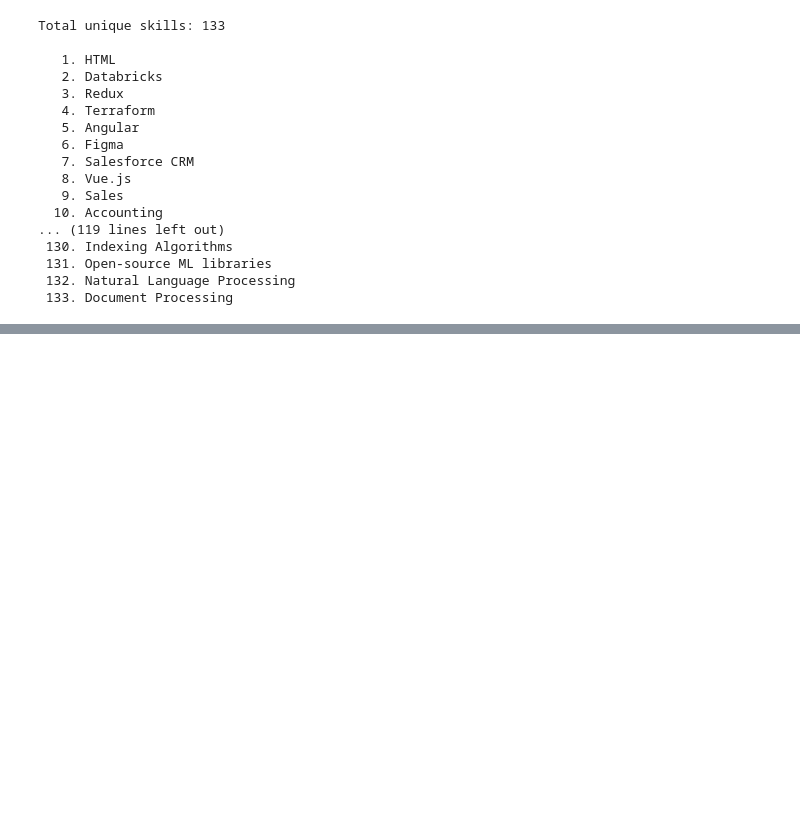
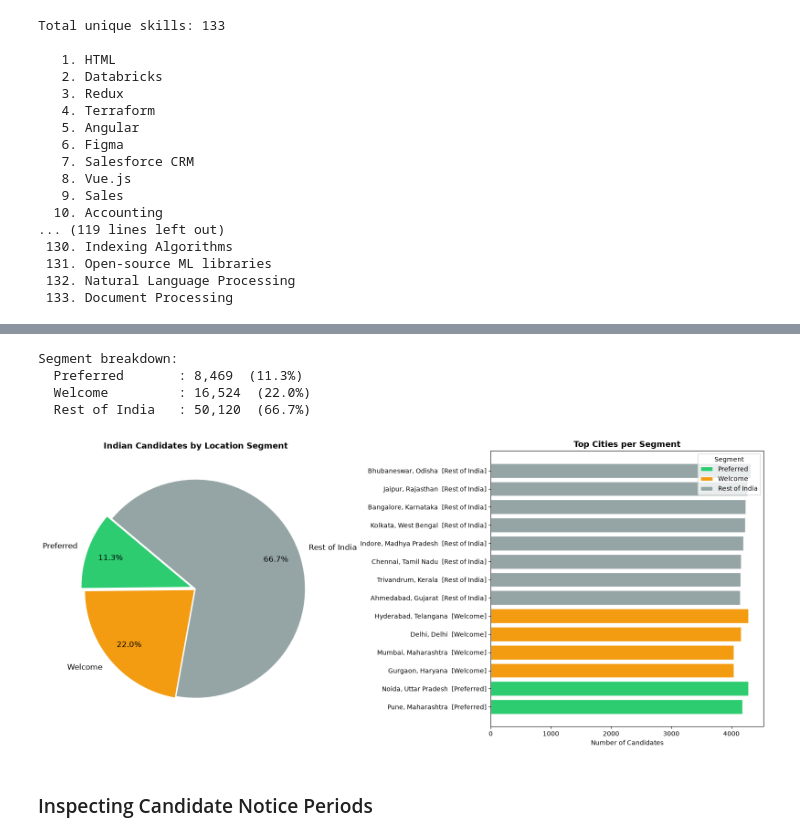
Before and after one commit to Tanav-Kolar/Resume-Ranker, a Jupyter notebook: eda.ipynb, the cells around one changed output, grey strips where cells are left out. Saved outputs shown, nothing was run; the diff lists cells and outputs as text; code cells hidden in the pictures; blank space fills up the shorter version.

```diff
--- a/eda.ipynb
+++ b/eda.ipynb
@@ -138,0 +467,69 @@ Total unique skills: 133
+# %%
+import matplotlib.pyplot as plt
+
+PREFERRED = ['pune', 'noida']
+WELCOME     = ['mumbai', 'delhi', 'hyderabad', 'gurgaon']
+
+def location_segment(loc):
+    l = (loc or '').lower()
+    if any(city in l for city in PREFERRED):
+        return 'Preferred'
+    if any(city in l for city in WELCOME):
+        return 'Welcome'
+    return 'Rest of India'
+
+df_india_seg = df_india.copy()
+df_india_seg['segment'] = df_india_seg['location'].apply(location_segment)
+
+seg_counts = df_india_seg['segment'].value_counts().reindex(['Preferred', 'Welcome', 'Rest of India'])
+
+print("Segment breakdown:")
+for seg, cnt in seg_counts.items():
+    print(f"  {seg:<16}: {cnt:,}  ({100*cnt/len(df_india_seg):.1f}%)")
+
+# --- Side-by-side: pie + stacked bar by top cities ---
+fig, axes = plt.subplots(1, 2, figsize=(16, 7))
+
+# Pie
+colors = {'Preferred': '#2ecc71', 'Welcome': '#f39c12', 'Rest of India': '#95a5a6'}
+axes[0].pie(
+    seg_counts,
+    labels=seg_counts.index,
+    colors=[colors[s] for s in seg_counts.index],
+    autopct='%1.1f%%',
+    startangle=140,
+    explode=(0.05, 0.02, 0),
+    textprops={'fontsize': 12},
+    pctdistance=0.78,
+)
+axes[0].set_title('Indian Candidates by Location Segment', fontsize=13, fontweight='bold')
+
+# Top cities within each segment
+top_cities = (
+    df_india_seg.groupby(['segment', 'location'])
+    .size()
+    .reset_index(name='count')
+    .sort_values(['segment', 'count'], ascending=[True, False])
+)
+
+for seg, color in colors.items():
+    subset = top_cities[top_cities['segment'] == seg].head(8)
+    axes[1].barh(
+        subset['location'][::-1] + f'  [{seg}]',
+        subset['count'][::-1],
+        color=color, edgecolor='white', label=seg
+    )
+
+axes[1].set_xlabel('Number of Candidates')
+axes[1].set_title('Top Cities per Segment', fontsize=13, fontweight='bold')
+axes[1].legend(title='Segment', fontsize=10)
+plt.tight_layout()
+plt.show()
+# %% [output]
+Segment breakdown:
+  Preferred       : 8,469  (11.3%)
+  Welcome         : 16,524  (22.0%)
+  Rest of India   : 50,120  (66.7%)
+[figure, added]
+# %% [markdown]
+<h3> Inspecting Candidate Notice Periods </h3>
```
Also changed, not shown: parts of 16 cells of this notebook, 1 other file.
